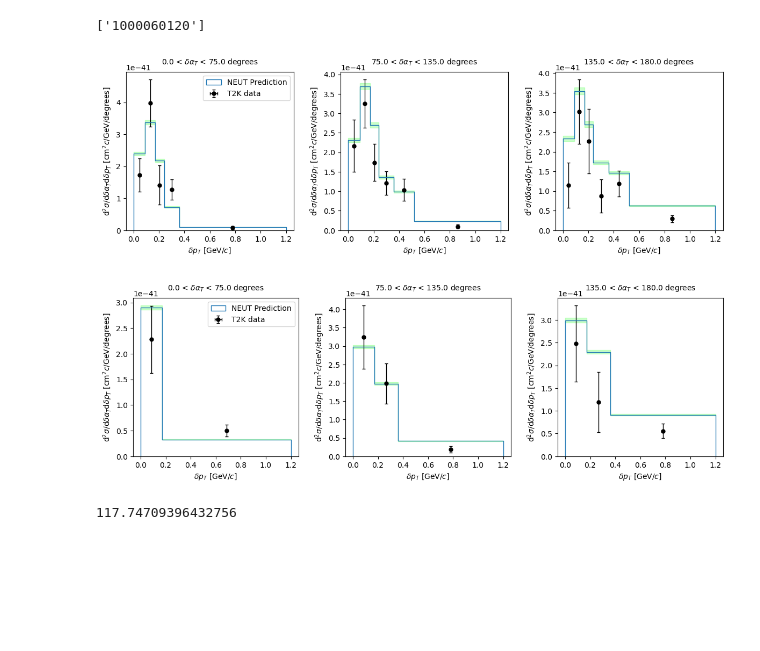
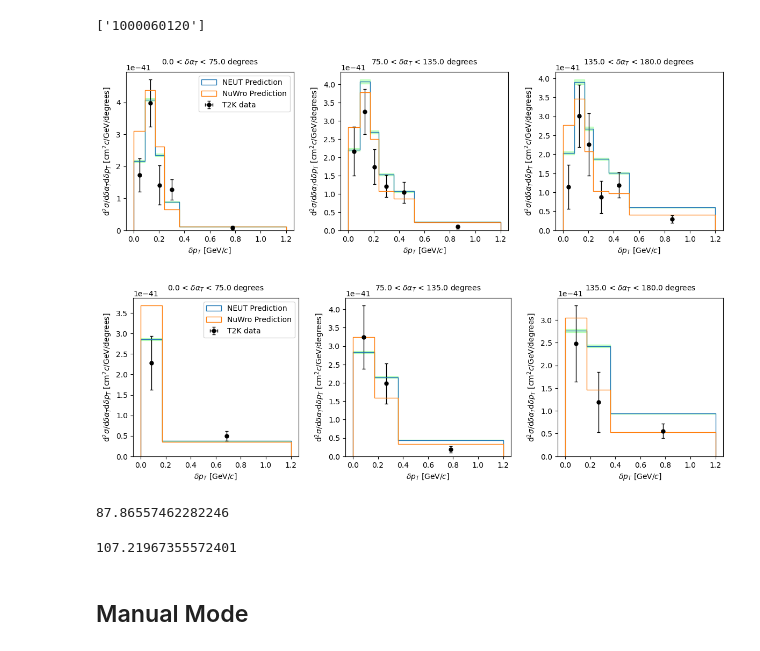
Before and after one commit to NUISANCEMC/notebooks, a Jupyter notebook: T2K_CO_TKI.ipynb, the cells around one changed output. Drawn from its saved outputs; the diff is of its cells as text; code cells hidden in the pictures; blank space fills up the shorter version.

```diff
--- a/T2K_CO_TKI.ipynb
+++ b/T2K_CO_TKI.ipynb
@@ -39,56 +46,69 @@ fi
 # %%
-neut_events_C = pn.EventSource("events_for_t2k_CC0Pi_CO_TKI.C.hepmc3.gz")
+neut_events_C = pn.EventSource("events_for_t2k_CC0Pi_CO_TKI.C.root")
 if not neut_events_C:
     print("Failed to read file")
 
-neut_events_O = pn.EventSource("events_for_t2k_CC0Pi_CO_TKI.O.hepmc3.gz")
+neut_events_O = pn.EventSource("events_for_t2k_CC0Pi_CO_TKI.O.root")
 if not neut_events_O:
     print("Failed to read file")
+
+nuwro_events_C = pn.EventSource("events_for_t2k_CC0Pi_CO_TKI.C.nuwro.root")
+if not nuwro_events_C:
+    print("Failed to read file")
+
+nuwro_events_O = pn.EventSource("events_for_t2k_CC0Pi_CO_TKI.O.nuwro.root")
+if not nuwro_events_O:
+    print("Failed to read file")
 # %%
 ana = hepdata_rec.analysis("cross_section_co")
-comparison_CO = ana.process([neut_events_C, neut_events_O])
+comparison_CO_neut = ana.process([neut_events_C, neut_events_O])
+comparison_CO_nuwro = ana.process([nuwro_events_C, nuwro_events_O])
 # %%
 import matplotlib.pyplot as plt
 
 fig, axes = plt.subplots(1,3, figsize=(12,4))
 
-d_x_bin_centers = pn.Binning.get_bin_centers1D(comparison_CO.data[0].project(0).binning.bins)
-d_x_bin_edges = pn.Binning.get_bin_edges1D(comparison_CO.data[0].project(0).binning.bins)
+d_x_bin_centers = pn.Binning.get_bin_centers1D(comparison_CO_neut.data[0].project(0).binning.bins)
+d_x_bin_edges = pn.Binning.get_bin_edges1D(comparison_CO_neut.data[0].project(0).binning.bins)
 
 for i in range(len(d_x_bin_centers)):
-    d_slice = comparison_CO.data[0].slice(0,d_x_bin_centers[i])
-    p_slice = comparison_CO.predictions[0].slice(0,d_x_bin_centers[i])
+    d_slice = comparison_CO_neut.data[0].slice(0,d_x_bin_centers[i])
+    p_slice = comparison_CO_neut.predictions[0].slice(0,d_x_bin_centers[i])
+    p_slice_nuwro = comparison_CO_nuwro.predictions[0].slice(0,d_x_bin_centers[i])
 
     d_slice.mpl().data_hist(plot_axis=axes[i], label="T2K data")
     p_slice.mpl().hist(histtype="step", plot_axis=axes[i], errorband_color="#0F03", label="NEUT Prediction")
+    p_slice_nuwro.mpl().hist(histtype="step", plot_axis=axes[i], label="NuWro Prediction")
 
     x_proj_prettyname = ana.get_projections()[0].prettyname
     x_proj_unit = ana.get_projections()[0].units
 
     axes[i].text(0.5,1.05,f"{d_x_bin_edges[i]} < {x_proj_prettyname} < {d_x_bin_edges[i+1]} {x_proj_unit}",
                 horizontalalignment="center",transform = axes[i].transAxes)
 
     if not i:
         axes[i].legend()
 
 fig.tight_layout()
 fig.show()
 # %% [output]
-[figure, old version]
+[figure, new version]
 # %%
 import matplotlib.pyplot as plt
 
 fig, axes = plt.subplots(1,3, figsize=(12,4))
 
-d_x_bin_centers = pn.Binning.get_bin_centers1D(comparison_CO.data[1].project(0).binning.bins)
-d_x_bin_edges = pn.Binning.get_bin_edges1D(comparison_CO.data[1].project(0).binning.bins)
+d_x_bin_centers = pn.Binning.get_bin_centers1D(comparison_CO_neut.data[1].project(0).binning.bins)
+d_x_bin_edges = pn.Binning.get_bin_edges1D(comparison_CO_neut.data[1].project(0).binning.bins)
 
 for i in range(len(d_x_bin_centers)):
-    d_slice = comparison_CO.data[1].slice(0,d_x_bin_centers[i])
-    p_slice = comparison_CO.predictions[1].slice(0,d_x_bin_centers[i])
+    d_slice = comparison_CO_neut.data[1].slice(0,d_x_bin_centers[i])
+    p_slice = comparison_CO_neut.predictions[1].slice(0,d_x_bin_centers[i])
+    p_slice_nuwro = comparison_CO_nuwro.predictions[1].slice(0,d_x_bin_centers[i])
 
     d_slice.mpl().data_hist(plot_axis=axes[i], label="T2K data")
     p_slice.mpl().hist(histtype="step", errorband_color="#0F03", plot_axis=axes[i], label="NEUT Prediction")
+    p_slice_nuwro.mpl().hist(histtype="step", plot_axis=axes[i], label="NuWro Prediction")
 
     x_proj_prettyname = ana.get_projections()[0].prettyname
     x_proj_unit = ana.get_projections()[0].units
@@ -102,8 +122,14 @@ for i in range(len(d_x_bin_centers)):
 fig.tight_layout()
 fig.show()
 # %% [output]
-[figure, old version]
+[figure, new version]
 # %%
-comparison_CO.likelihood()
+comparison_CO_neut.likelihood()
 # %% [output]
-117.74709396432756
+87.86557462282246
+# %%
+comparison_CO_nuwro.likelihood()
+# %% [output]
+107.21967355572401
+# %% [markdown]
+## Manual Mode
```
Also changed, not shown: parts of 7 cells of this notebook, 3 other files.
